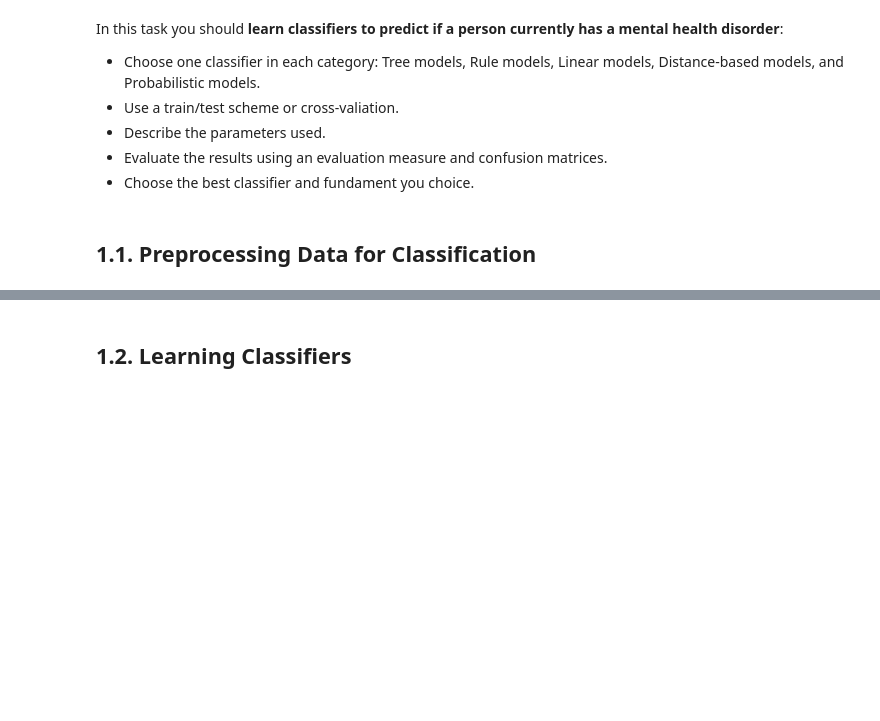
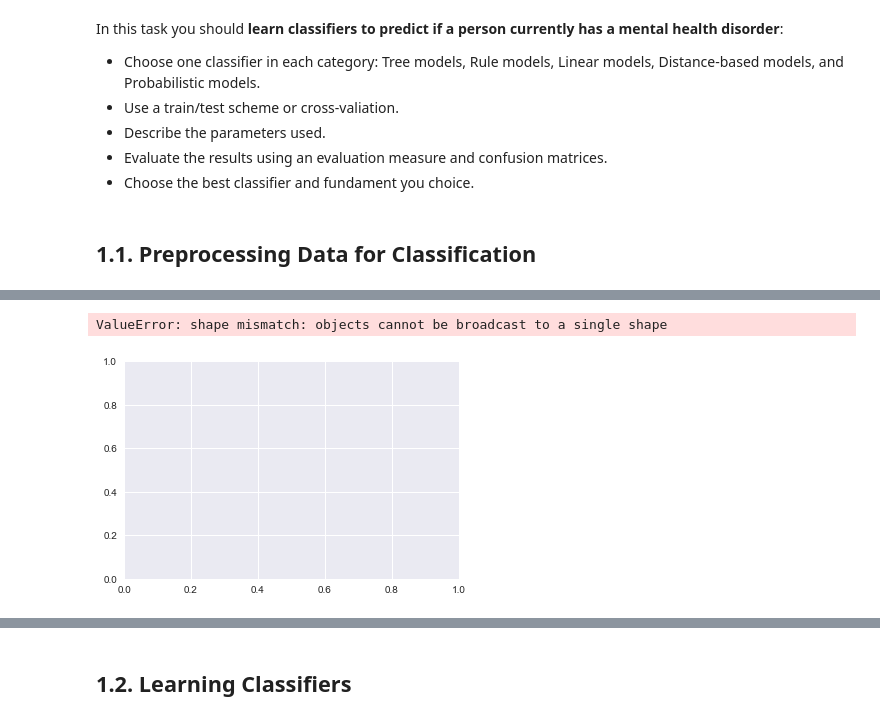
Before and after one commit to flaviacmr/ProjectoAA, a Jupyter notebook: AA_201819_Project/AA_201819_Project/AA_201819_Project.ipynb, the cells around one changed output, grey strips where cells are left out. Cells and saved outputs as stored; diff of their text form; code cells hidden in the pictures; blank space fills up the shorter version.

```diff
--- a/AA_201819_Project/AA_201819_Project/AA_201819_Project.ipynb
+++ b/AA_201819_Project/AA_201819_Project/AA_201819_Project.ipynb
@@ -166,0 +410,21 @@ In this task you should **learn classifiers to predict if a person currently has
+# %%
+N = len(df_mh['Q59'].value_counts())
+yes = df_mh['Q49']=='Yes'
+no = df_mh['Q49']=='No'
+maybe = df_mh['Q49']=='Maybe'
+ind = np.arange(N)    # the x locations for the groups
+width = 0.35       # the width of the bars: can also be len(x) sequence
+
+p1 = plt.bar(ind, yes, width)
+p2 = plt.bar(ind, no, width)
+
+plt.ylabel('Scores')
+plt.title('Scores by group and gender')
+plt.xticks(ind, df_mh['Q39'])
+plt.yticks(np.arange(0, 81, 10))
+plt.legend((p1[0], p2[0]), ('Yes', 'No'))
+
+plt.show()
+# %% [output]
+ValueError: shape mismatch: objects cannot be broadcast to a single shape
+[figure, added]
```
Also changed, not shown: parts of 35 cells of this notebook.
